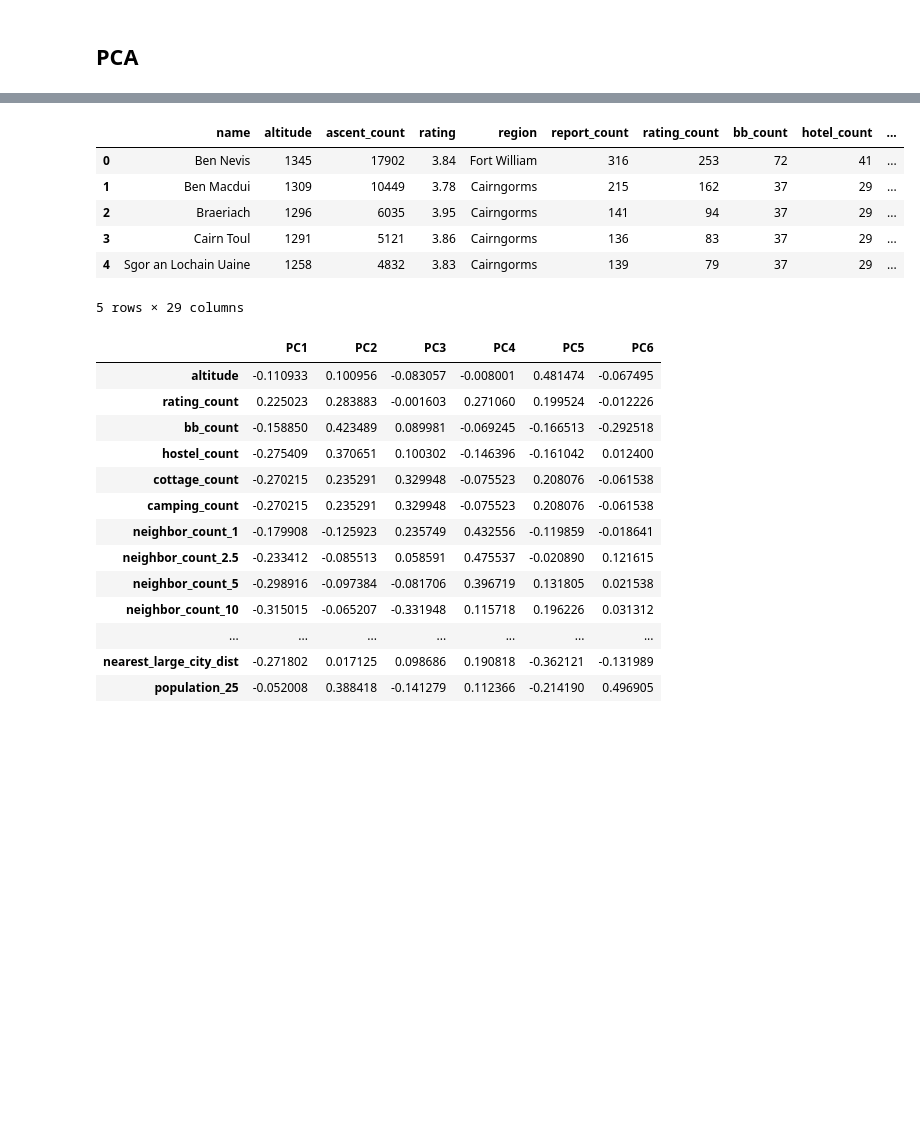
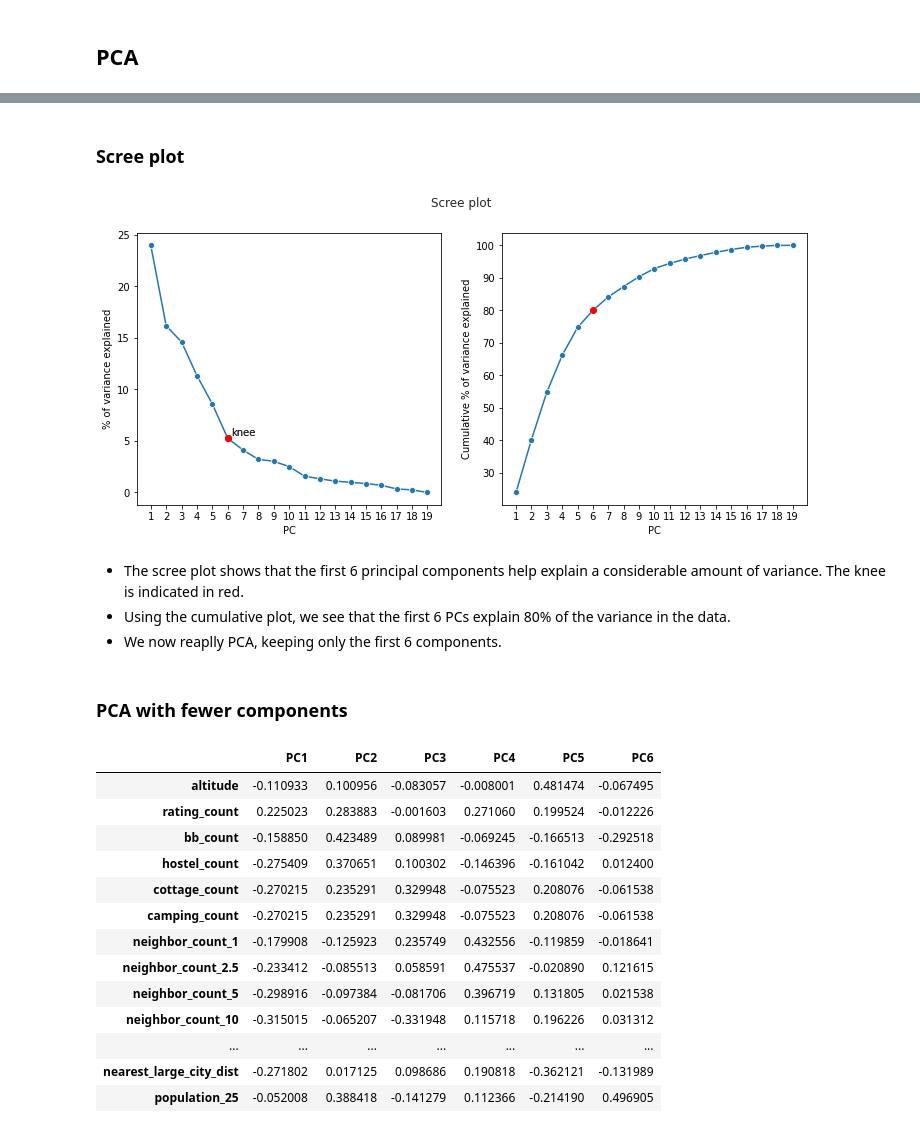
Before and after one commit to filipbalucha/FDS_final_project, a Jupyter notebook: PCA.ipynb, the cells around one changed output, grey strips where cells are left out. Drawn from its saved outputs; the diff is of its cells as text; code cells hidden in the pictures; blank space fills up the shorter version.

```diff
--- a/PCA.ipynb
+++ b/PCA.ipynb
@@ -77,10 +43,45 @@ PC19 explains 0% of the variance.
-# %%
-munro.head()
-# %% [output]
-|  | name | altitude | ascent_count | rating | region | report_count | rating_count | bb_count | hotel_count | ... |
-| 0 | Ben Nevis | 1345 | 17902 | 3.84 | Fort William | 316 | 253 | 72 | 41 | ... |
-| 1 | Ben Macdui | 1309 | 10449 | 3.78 | Cairngorms | 215 | 162 | 37 | 29 | ... |
-| 2 | Braeriach | 1296 | 6035 | 3.95 | Cairngorms | 141 | 94 | 37 | 29 | ... |
-| 3 | Cairn Toul | 1291 | 5121 | 3.86 | Cairngorms | 136 | 83 | 37 | 29 | ... |
-| 4 | Sgor an Lochain Uaine | 1258 | 4832 | 3.83 | Cairngorms | 139 | 79 | 37 | 29 | ... |
-5 rows × 29 columns
+# %%
+pca = PCA().fit(scaled_munro)
+eigenvalue = (pca.explained_variance_)
+# %% [markdown]
+### Scree plot
+# %%
+fig, (ax1, ax2) = plt.subplots(ncols=2, figsize=(12,5))
+y = pca.explained_variance_ratio_ * 100
+x = range(1, len(y)+1)
+
+sns.set_style("ticks")
+
+# Scree plot (ax1)
+sns.lineplot(x=x, y=y, marker='o', ax=ax1)
+ax1.set_ylabel('% of variance explained')
+ax1.set_xticks(x)
+ax1.set_xlabel('PC')
+# Mark the knee
+knee = 6
+ax1.plot(knee, y[knee-1], color='red', marker='o', label='knee')
+ax1.annotate('knee', (knee + 0.2, y[knee-1] + 0.2))
+
+# Cumulative scree plot (ax2)
+y2 = y.cumsum()
+sns.lineplot(x=x, y=y2, marker='o', ax=ax2)
+ax2.set_ylabel('Cumulative % of variance explained')
+ax2.set_xticks(x)
+ax2.set_xlabel('PC')
+
+# Mark the knee
+knee = 6
+ax1.plot(knee, y[knee-1], color='red', marker='o', label='knee')
+ax1.annotate('knee', (knee + 0.2, y[knee-1] + 0.2))
+ax2.plot(knee, y2[knee-1], color='red', marker='o')
+
+plt.suptitle('Scree plot')
+plt.show()
+# %% [output]
+[figure, added]
+# %% [markdown]
+- The scree plot shows that the first 6 principal components help explain a considerable amount of variance. The knee is indicated in red.
+- Using the cumulative plot, we see that the first 6 PCs explain 80% of the variance in the data.
+- We now reaplly PCA, keeping only the first 6 components.
+# %% [markdown]
+### PCA with fewer components
```
Also changed, not shown: parts of 22 cells of this notebook.
